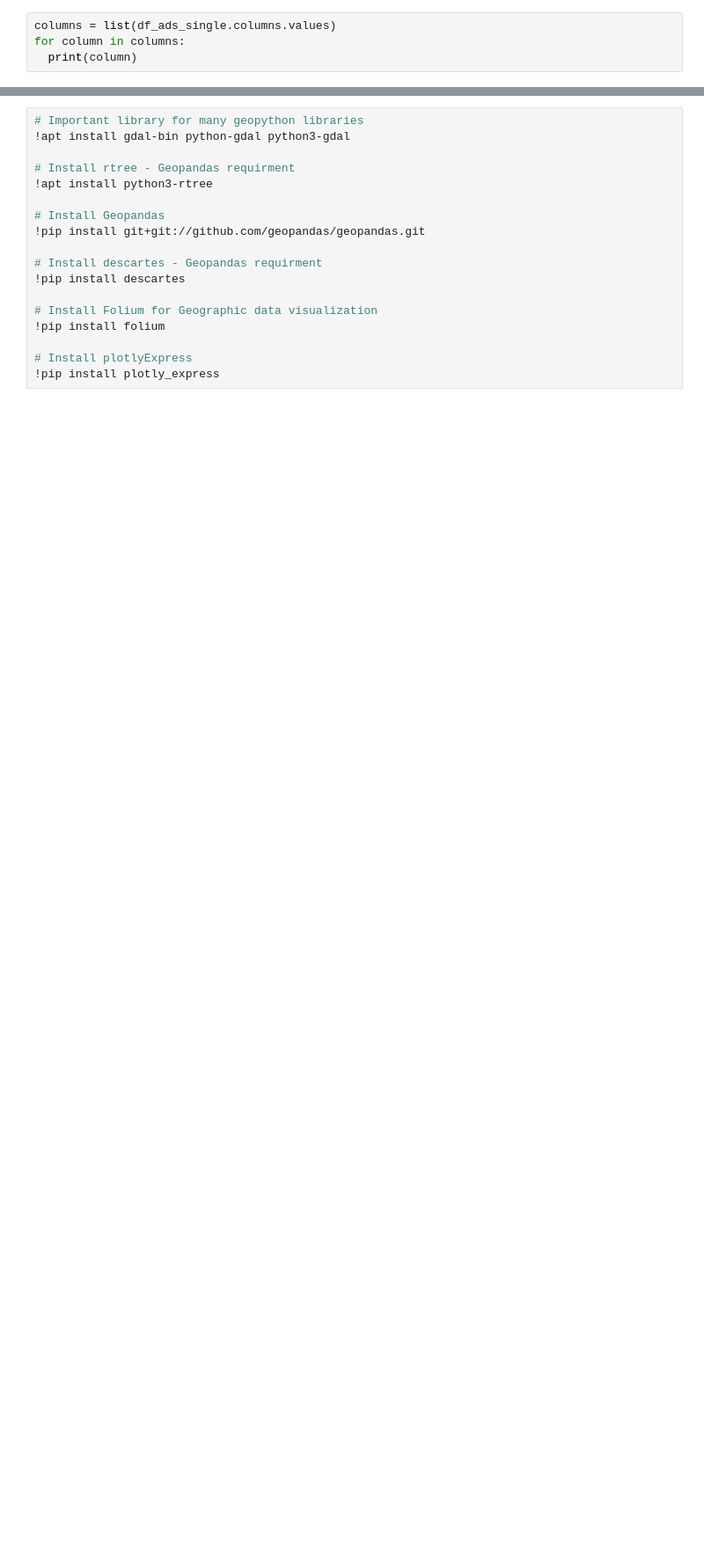
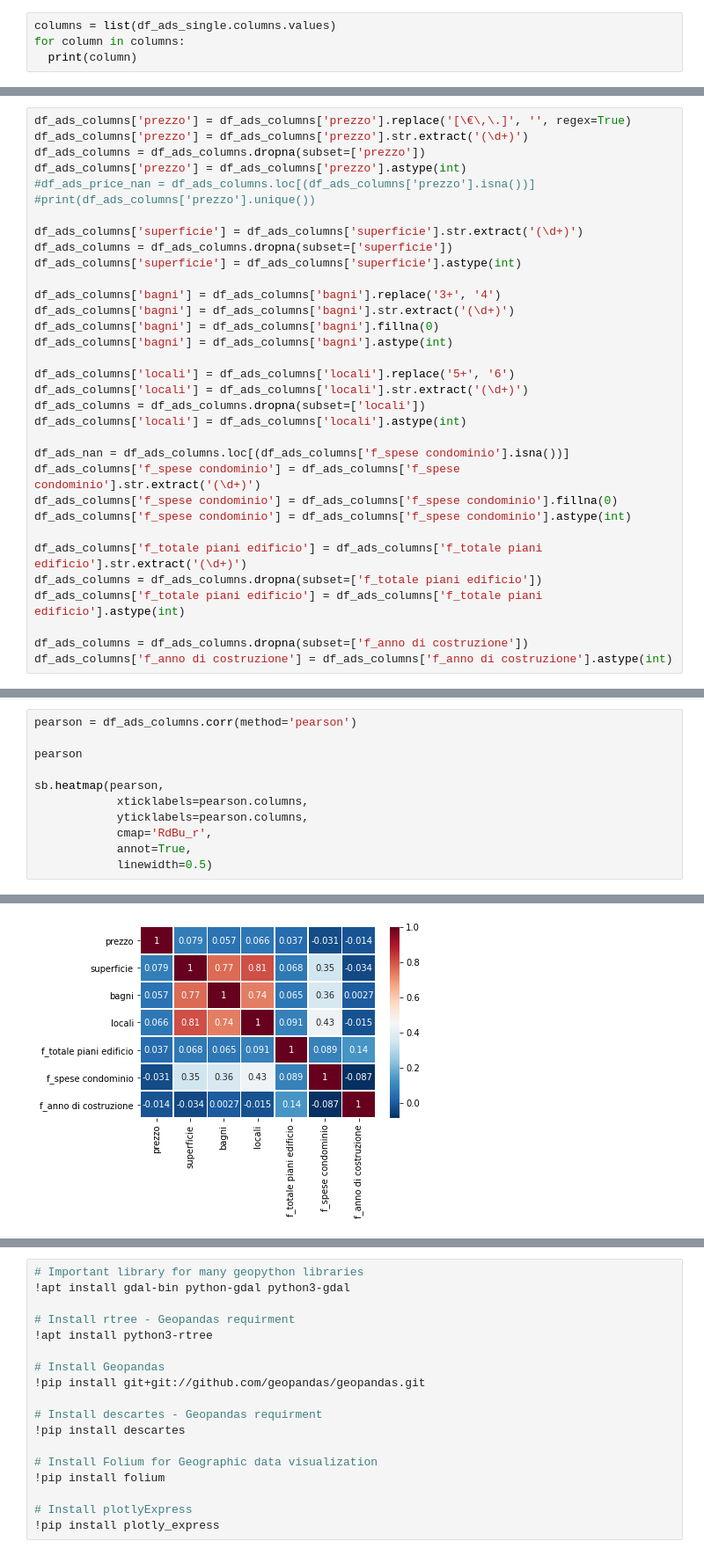
Before and after one commit to andreabazerla/real-estate, a Jupyter notebook: Real_Estate.ipynb, the cells around one changed output, grey strips where cells are left out. Shown at 88% size. Drawn from its saved outputs; the diff is of its cells as text; blank space fills up the shorter version.

```diff
--- a/Real_Estate.ipynb
+++ b/Real_Estate.ipynb
@@ -557,0 +541,33 @@ print(df_ads_single_columns['hashcode'].duplicated().any())
+# %%
+df_ads_columns['prezzo'] = df_ads_columns['prezzo'].replace('[\€\,\.]', '', regex=True)
+df_ads_columns['prezzo'] = df_ads_columns['prezzo'].str.extract('(\d+)')
+df_ads_columns = df_ads_columns.dropna(subset=['prezzo'])
+df_ads_columns['prezzo'] = df_ads_columns['prezzo'].astype(int)
+#df_ads_price_nan = df_ads_columns.loc[(df_ads_columns['prezzo'].isna())]
+#print(df_ads_columns['prezzo'].unique())
+
+df_ads_columns['superficie'] = df_ads_columns['superficie'].str.extract('(\d+)')
+df_ads_columns = df_ads_columns.dropna(subset=['superficie'])
+df_ads_columns['superficie'] = df_ads_columns['superficie'].astype(int)
+
+df_ads_columns['bagni'] = df_ads_columns['bagni'].replace('3+', '4')
+df_ads_columns['bagni'] = df_ads_columns['bagni'].str.extract('(\d+)')
+df_ads_columns['bagni'] = df_ads_columns['bagni'].fillna(0)
+df_ads_columns['bagni'] = df_ads_columns['bagni'].astype(int)
+
+df_ads_columns['locali'] = df_ads_columns['locali'].replace('5+', '6')
+df_ads_columns['locali'] = df_ads_columns['locali'].str.extract('(\d+)')
+df_ads_columns = df_ads_columns.dropna(subset=['locali'])
+df_ads_columns['locali'] = df_ads_columns['locali'].astype(int)
+
+df_ads_nan = df_ads_columns.loc[(df_ads_columns['f_spese condominio'].isna())]
+df_ads_columns['f_spese condominio'] = df_ads_columns['f_spese condominio'].str.extract('(\d+)')
+df_ads_columns['f_spese condominio'] = df_ads_columns['f_spese condominio'].fillna(0)
+df_ads_columns['f_spese condominio'] = df_ads_columns['f_spese condominio'].astype(int)
+
+df_ads_columns['f_totale piani edificio'] = df_ads_columns['f_totale piani edificio'].str.extract('(\d+)')
+df_ads_columns = df_ads_columns.dropna(subset=['f_totale piani edificio'])
+df_ads_columns['f_totale piani edificio'] = df_ads_columns['f_totale piani edificio'].astype(int)
+
+df_ads_columns = df_ads_columns.dropna(subset=['f_anno di costruzione'])
+df_ads_columns['f_anno di costruzione'] = df_ads_columns['f_anno di costruzione'].astype(int)
@@ -557,0 +602,12 @@ print(df_ads_single_columns['hashcode'].duplicated().any())
+# %%
+pearson = df_ads_columns.corr(method='pearson')
+
+pearson
+
+sb.heatmap(pearson,
+            xticklabels=pearson.columns,
+            yticklabels=pearson.columns,
+            cmap='RdBu_r',
+            annot=True,
+            linewidth=0.5)
+# %% [output]
@@ -558 +615,2 @@ print(df_ads_single_columns['hashcode'].duplicated().any())
+[figure, added]
 # %% [markdown]
```
Also changed, not shown: parts of 68 cells of this notebook.
